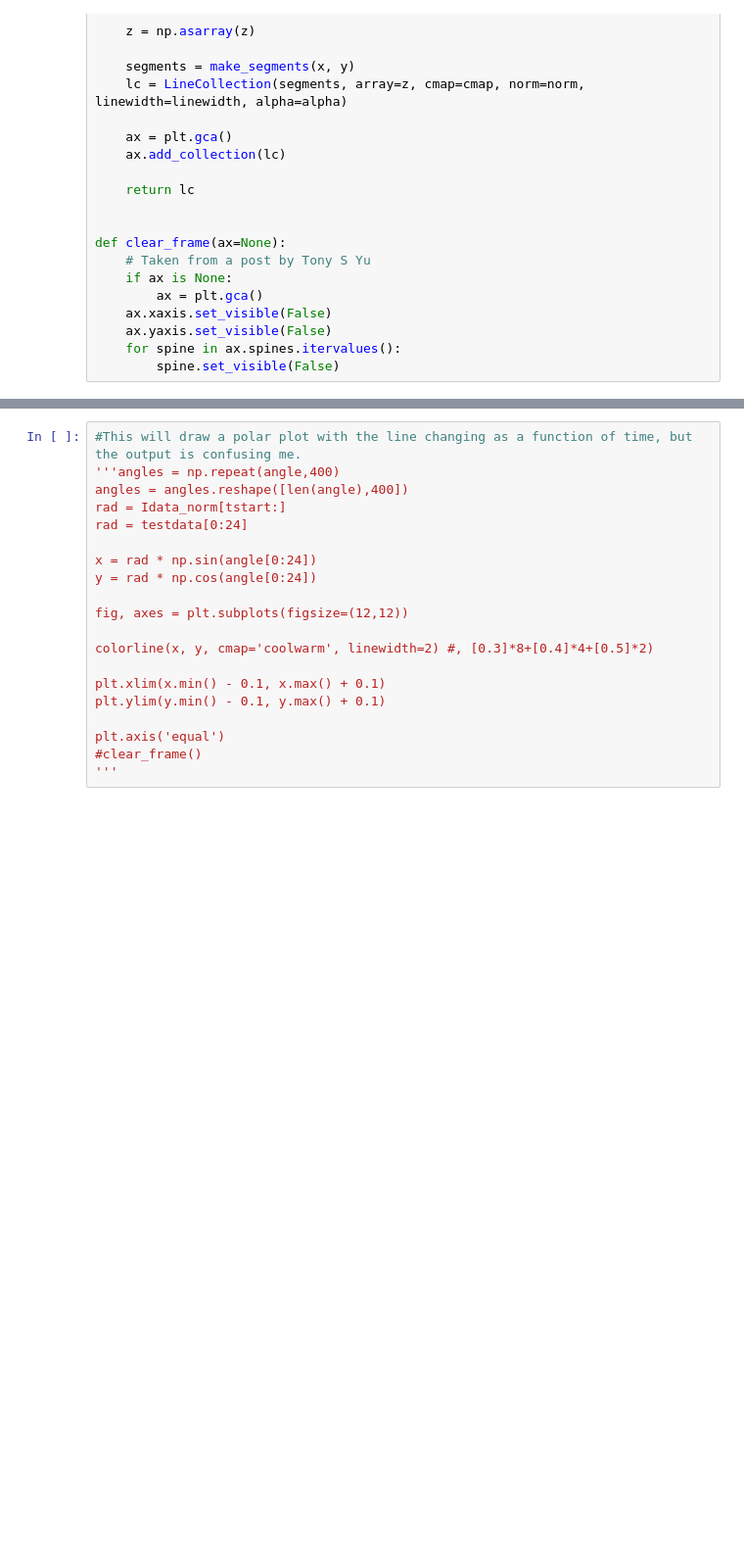
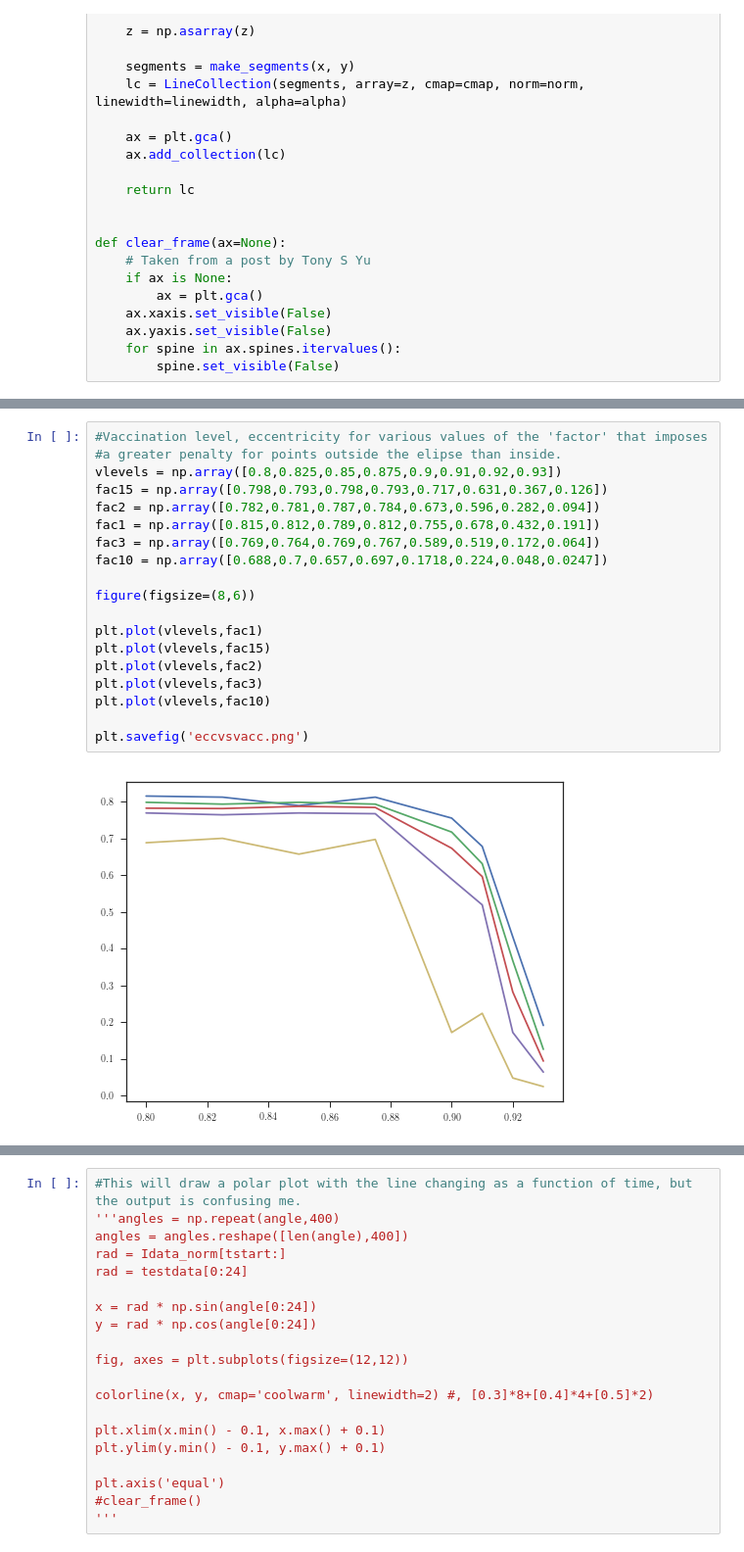
Before and after one commit to lmaesampson/MetaPop, a Jupyter notebook: Code/EllipseFit.ipynb, the cells around one changed output, grey strips where cells are left out. Shown: that part at 98% size. Saved outputs shown, nothing was run; the diff lists cells and outputs as text; blank space fills up the shorter version.

```diff
--- a/Code/EllipseFit.ipynb
+++ b/Code/EllipseFit.ipynb
@@ -236,0 +399,21 @@ plt.polar(angle,Idata_norm[:]);
+# %%
+#Vaccination level, eccentricity for various values of the 'factor' that imposes
+#a greater penalty for points outside the elipse than inside.
+vlevels = np.array([0.8,0.825,0.85,0.875,0.9,0.91,0.92,0.93])
+fac15 = np.array([0.798,0.793,0.798,0.793,0.717,0.631,0.367,0.126])
+fac2 = np.array([0.782,0.781,0.787,0.784,0.673,0.596,0.282,0.094])
+fac1 = np.array([0.815,0.812,0.789,0.812,0.755,0.678,0.432,0.191])
+fac3 = np.array([0.769,0.764,0.769,0.767,0.589,0.519,0.172,0.064])
+fac10 = np.array([0.688,0.7,0.657,0.697,0.1718,0.224,0.048,0.0247])
+
+figure(figsize=(8,6))
+
+plt.plot(vlevels,fac1)
+plt.plot(vlevels,fac15)
+plt.plot(vlevels,fac2)
+plt.plot(vlevels,fac3)
+plt.plot(vlevels,fac10)
+
+plt.savefig('eccvsvacc.png')
+# %% [output]
+[figure, added]
```
Also changed, not shown: parts of 17 cells of this notebook, 1 other file.
